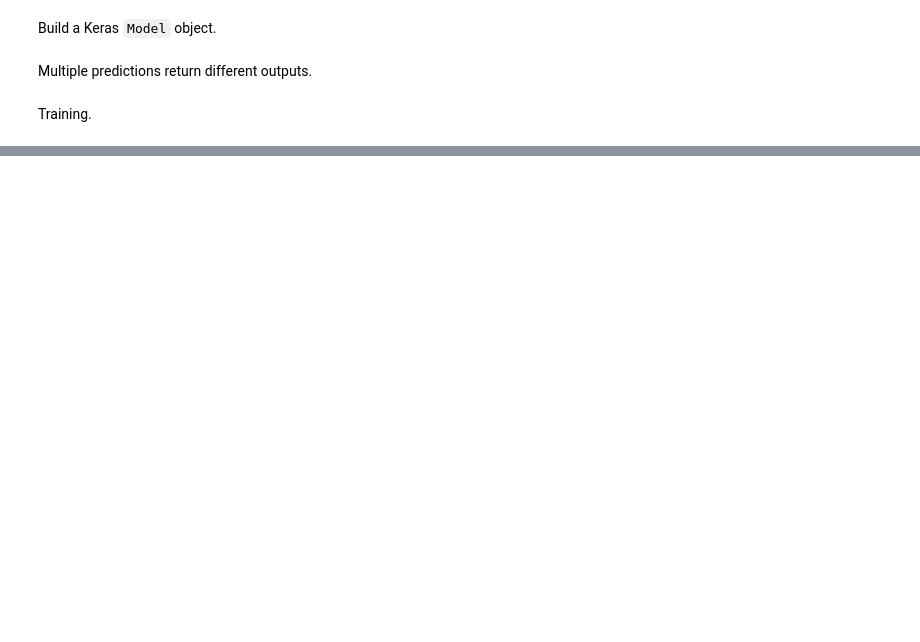
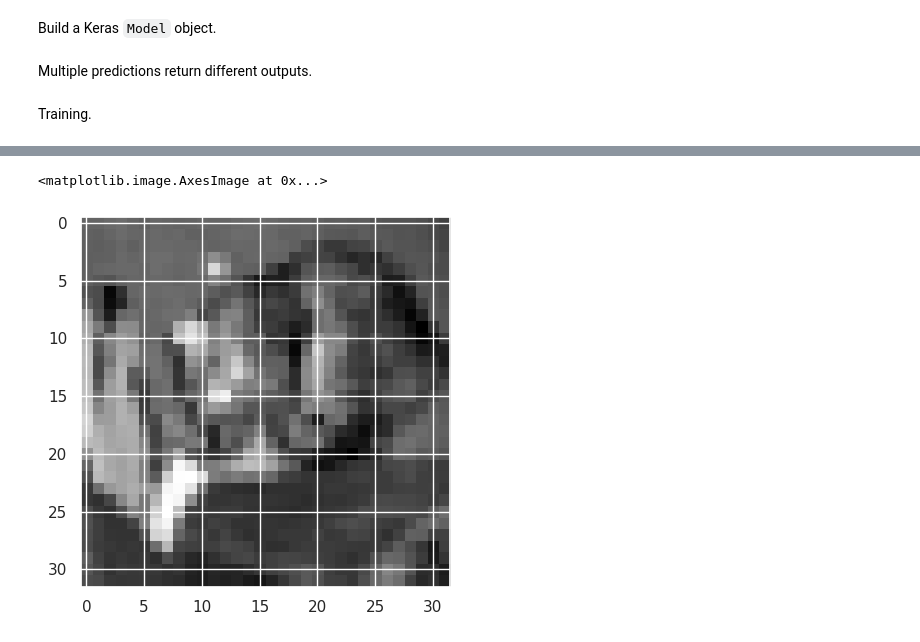
Before and after one commit to emanuele-moscato/bayesian-explorations, a Jupyter notebook: notebooks/bayesian_cnn.ipynb, the cells around one changed output, grey strips where cells are left out. Drawn from its saved outputs; the diff is of its cells as text; code cells hidden in the pictures; blank space fills up the shorter version.

```diff
--- a/notebooks/bayesian_cnn.ipynb
+++ b/notebooks/bayesian_cnn.ipynb
@@ -418,0 +592,5 @@ plt.legend()
+# %%
+plt.imshow(x_sample[0, ...], cmap='gray')
+# %% [output]
+<matplotlib.image.AxesImage at 0x...>
+[figure, added]
```
Also changed, not shown: parts of 19 cells of this notebook.
